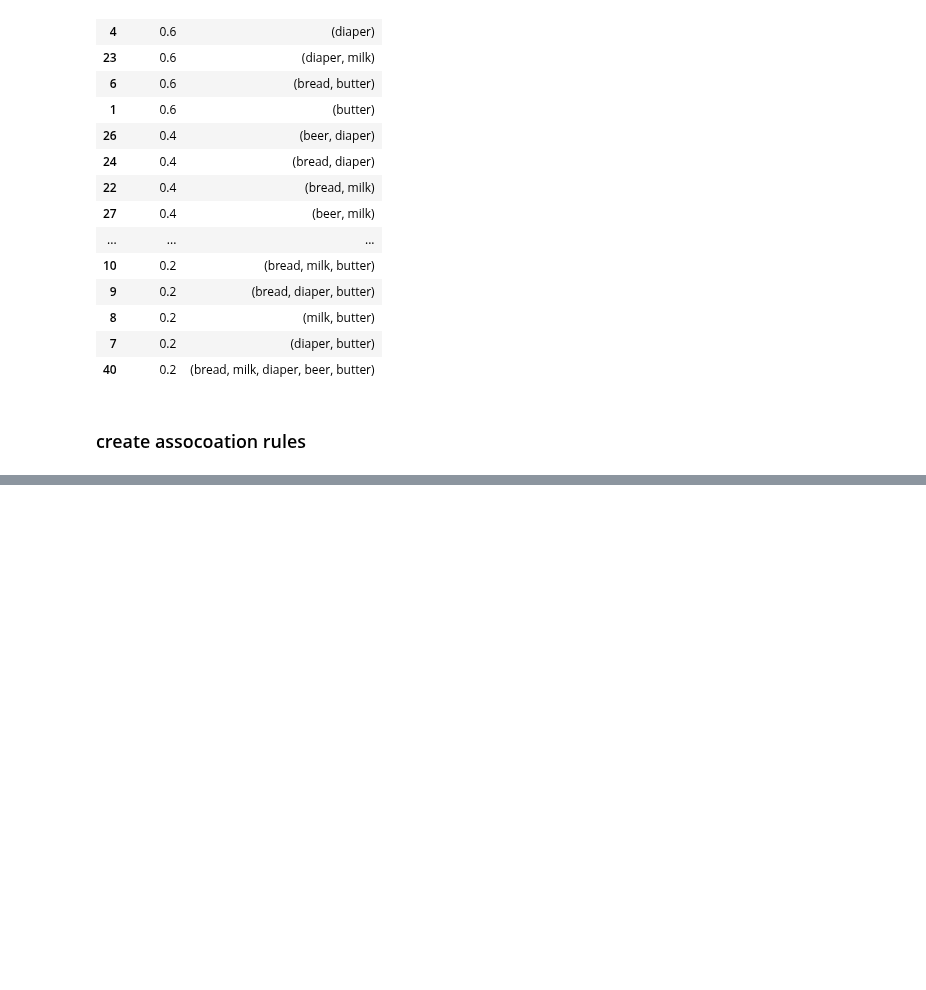
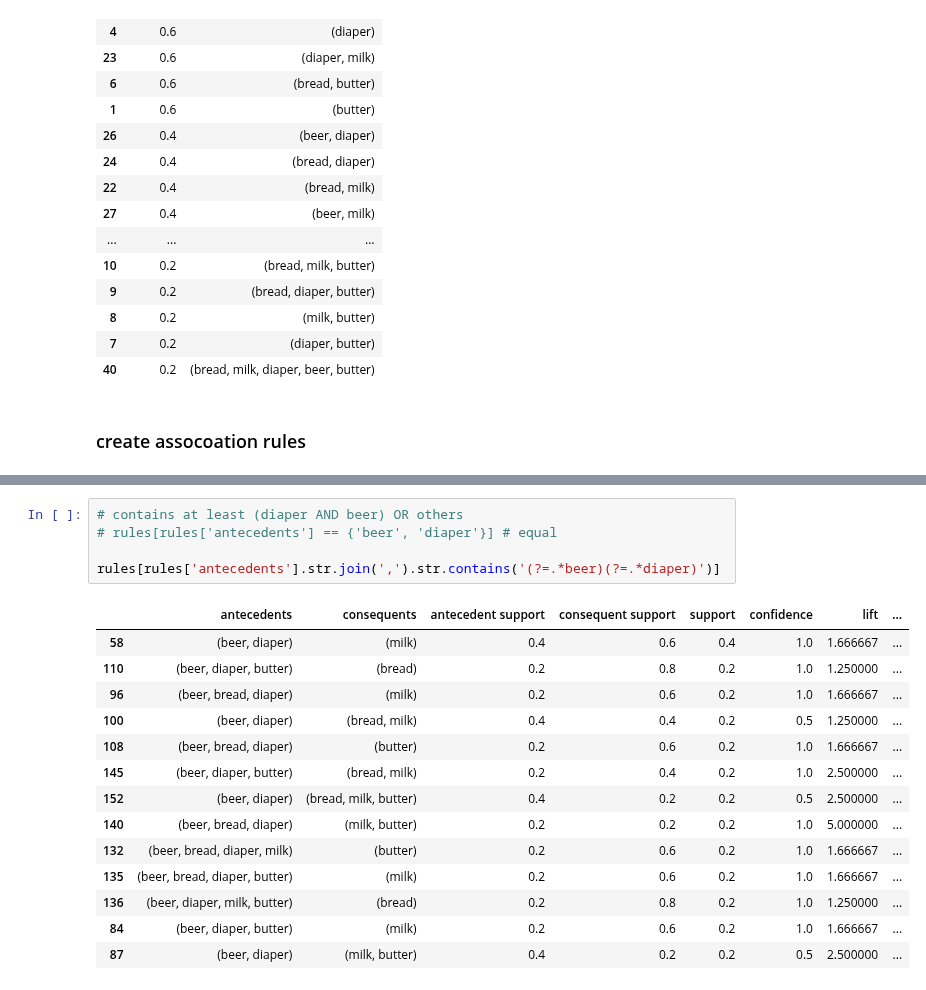
Before and after one commit to pNatTueku/ml_learning_with_ajprasertcbs, a Jupyter notebook: notebooks/market_basket_analysis.ipynb, the cells around one changed output, grey strips where cells are left out. Saved outputs shown, nothing was run; the diff lists cells and outputs as text; blank space fills up the shorter version.

```diff
--- a/notebooks/market_basket_analysis.ipynb
+++ b/notebooks/market_basket_analysis.ipynb
@@ -154,0 +300,20 @@ frequent_itemsets.sort_values('support', ascending = False)
+# %%
+# contains at least (diaper AND beer) OR others
+# rules[rules['antecedents'] == {'beer', 'diaper'}] # equal
+
+rules[rules['antecedents'].str.join(',').str.contains('(?=.*beer)(?=.*diaper)')]
+# %% [output]
+|  | antecedents | consequents | antecedent support | consequent support | support | confidence | lift | ... |
+| 58 | (beer, diaper) | (milk) | 0.4 | 0.6 | 0.4 | 1.0 | 1.666667 | ... |
+| 110 | (beer, diaper, butter) | (bread) | 0.2 | 0.8 | 0.2 | 1.0 | 1.250000 | ... |
+| 96 | (beer, bread, diaper) | (milk) | 0.2 | 0.6 | 0.2 | 1.0 | 1.666667 | ... |
+| 100 | (beer, diaper) | (bread, milk) | 0.4 | 0.4 | 0.2 | 0.5 | 1.250000 | ... |
+| 108 | (beer, bread, diaper) | (butter) | 0.2 | 0.6 | 0.2 | 1.0 | 1.666667 | ... |
+| 145 | (beer, diaper, butter) | (bread, milk) | 0.2 | 0.4 | 0.2 | 1.0 | 2.500000 | ... |
+| 152 | (beer, diaper) | (bread, milk, butter) | 0.4 | 0.2 | 0.2 | 0.5 | 2.500000 | ... |
+| 140 | (beer, bread, diaper) | (milk, butter) | 0.2 | 0.2 | 0.2 | 1.0 | 5.000000 | ... |
+| 132 | (beer, bread, diaper, milk) | (butter) | 0.2 | 0.6 | 0.2 | 1.0 | 1.666667 | ... |
+| 135 | (beer, bread, diaper, butter) | (milk) | 0.2 | 0.6 | 0.2 | 1.0 | 1.666667 | ... |
+| 136 | (beer, diaper, milk, butter) | (bread) | 0.2 | 0.8 | 0.2 | 1.0 | 1.250000 | ... |
+| 84 | (beer, diaper, butter) | (milk) | 0.2 | 0.6 | 0.2 | 1.0 | 1.666667 | ... |
+| 87 | (beer, diaper) | (milk, butter) | 0.4 | 0.2 | 0.2 | 0.5 | 2.500000 | ... |
```
Also changed, not shown: parts of 15 cells of this notebook.
